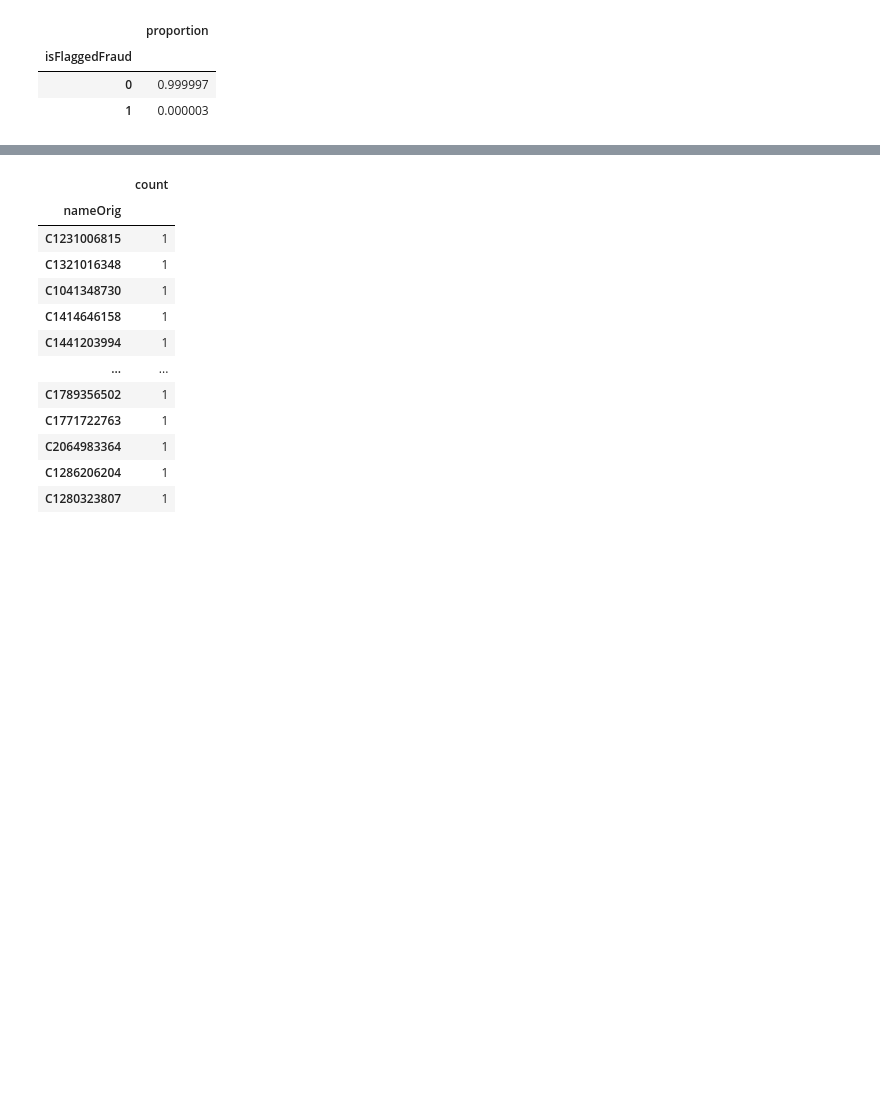
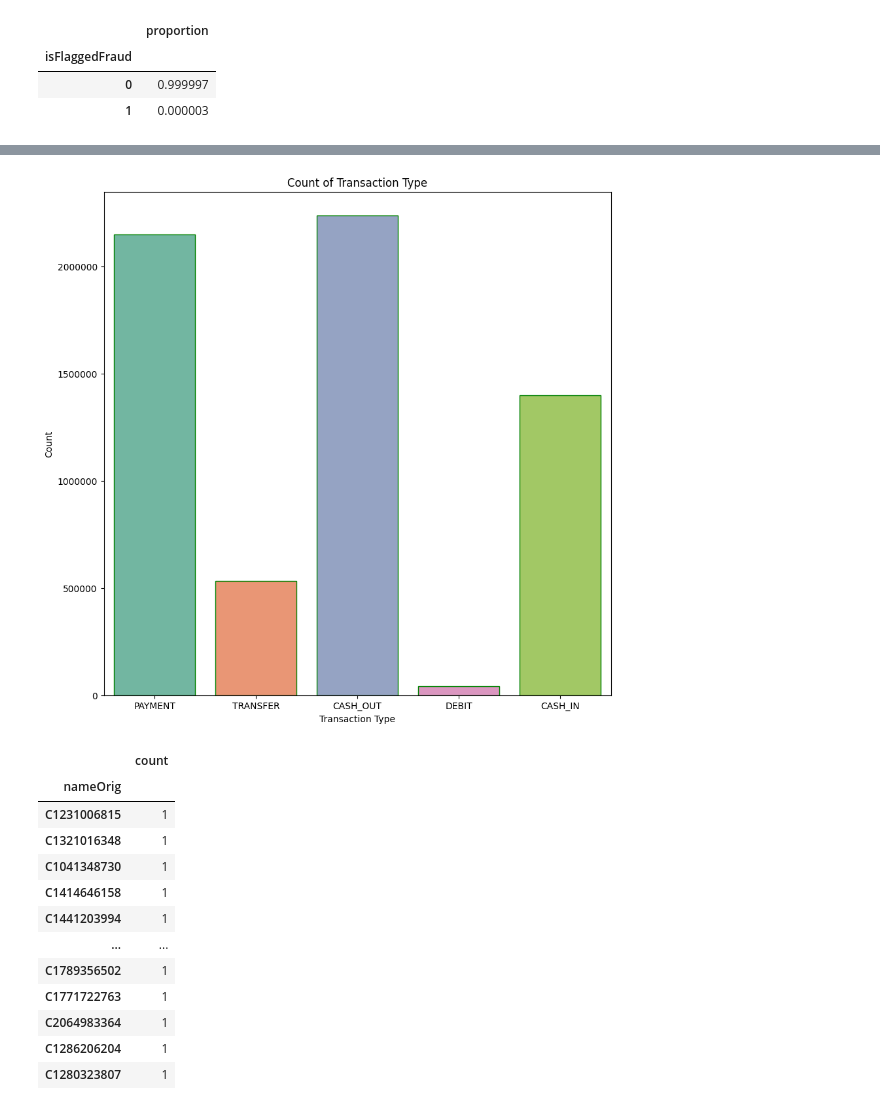
Before and after one commit to thetechleila/FinancialFraudData_EDA, a Jupyter notebook: eda01_initial_analysis/FinFraudEDA_01.ipynb, the cells around one changed output, grey strips where cells are left out. Cells and saved outputs as stored; diff of their text form; code cells hidden in the pictures; blank space fills up the shorter version.

```diff
--- a/eda01_initial_analysis/FinFraudEDA_01.ipynb
+++ b/eda01_initial_analysis/FinFraudEDA_01.ipynb
@@ -195,3 +216,16 @@ plt.show()
+# %%
+#Create bar graph for univariate analysis of the count of the types of transactions
+sns.countplot(data=df, x='type', edgecolor="green", palette= "Set2")
+plt.xlabel('Transaction Type')
+plt.ylabel('Count')
+
+#Remove scientfic notation from y axis
+plt.gcf().axes[0].yaxis.get_major_formatter().set_scientific(False)
+
+plt.title('Count of Transaction Type')
+plt.show()
+# %% [output]
+[figure, added]
 # %%
 #Examine the nameOrig column to determine amount of accounts that have only initiated 1 transaction
 one_time_acc = df["nameOrig"].drop_duplicates()
```
Also changed, not shown: parts of 6 cells of this notebook.
